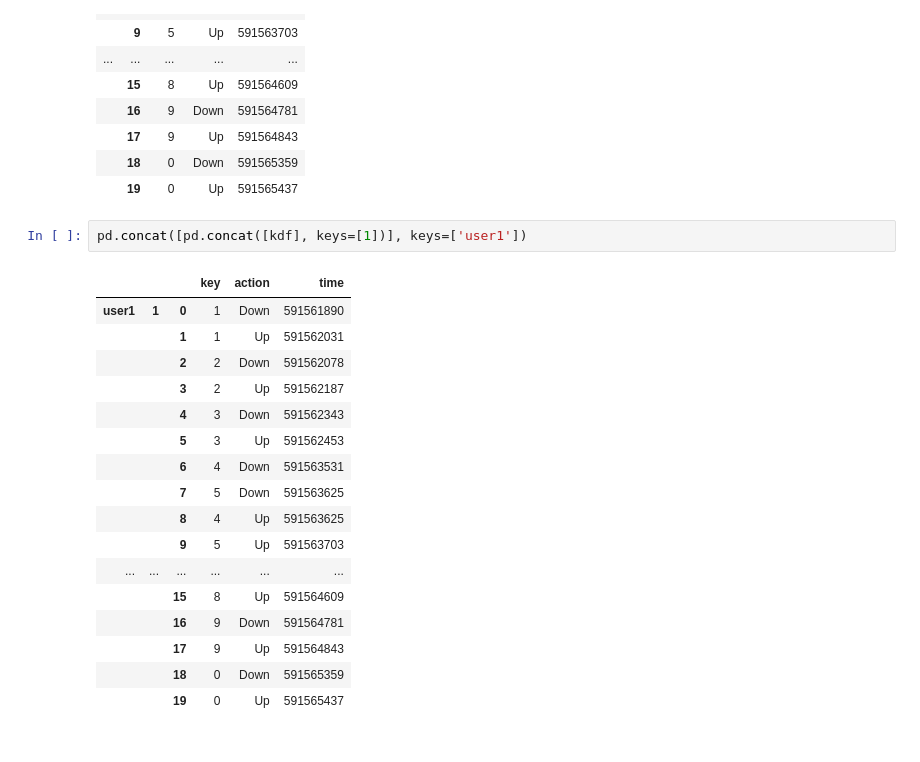
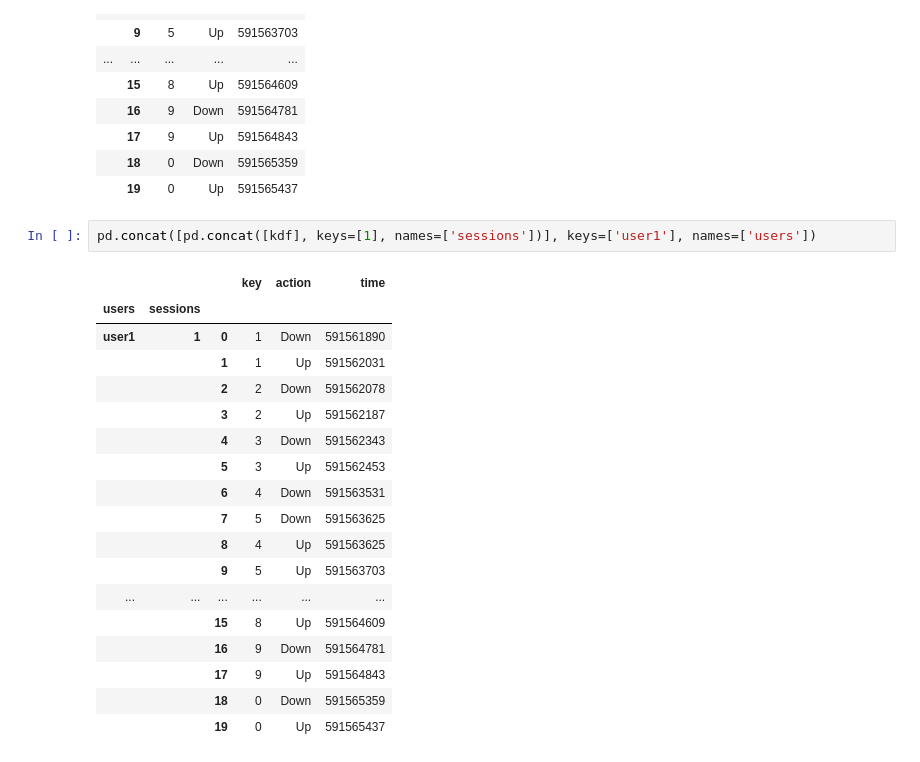
Before and after one commit to Eldar7/keystroke, a Jupyter notebook: keystroke store.ipynb, the cells around one changed output. Cells and saved outputs as stored; diff of their text form.

```diff
--- a/keystroke store.ipynb
+++ b/keystroke store.ipynb
@@ -147,9 +149,10 @@ pd.concat([kdf], keys=[1])
 |  | 18 | 0 | Down | 591565359 |
 |  | 19 | 0 | Up | 591565437 |
 # %%
-pd.concat([pd.concat([kdf], keys=[1])], keys=['user1'])
+pd.concat([pd.concat([kdf], keys=[1], names=['sessions'])], keys=['user1'], names=['users'])
 # %% [output]
 |  |  |  | key | action | time |
+| users | sessions |  |  |  |  |
 | user1 | 1 | 0 | 1 | Down | 591561890 |
 |  |  | 1 | 1 | Up | 591562031 |
 |  |  | 2 | 2 | Down | 591562078 |
```
Also changed, not shown: parts of 22 cells of this notebook.
